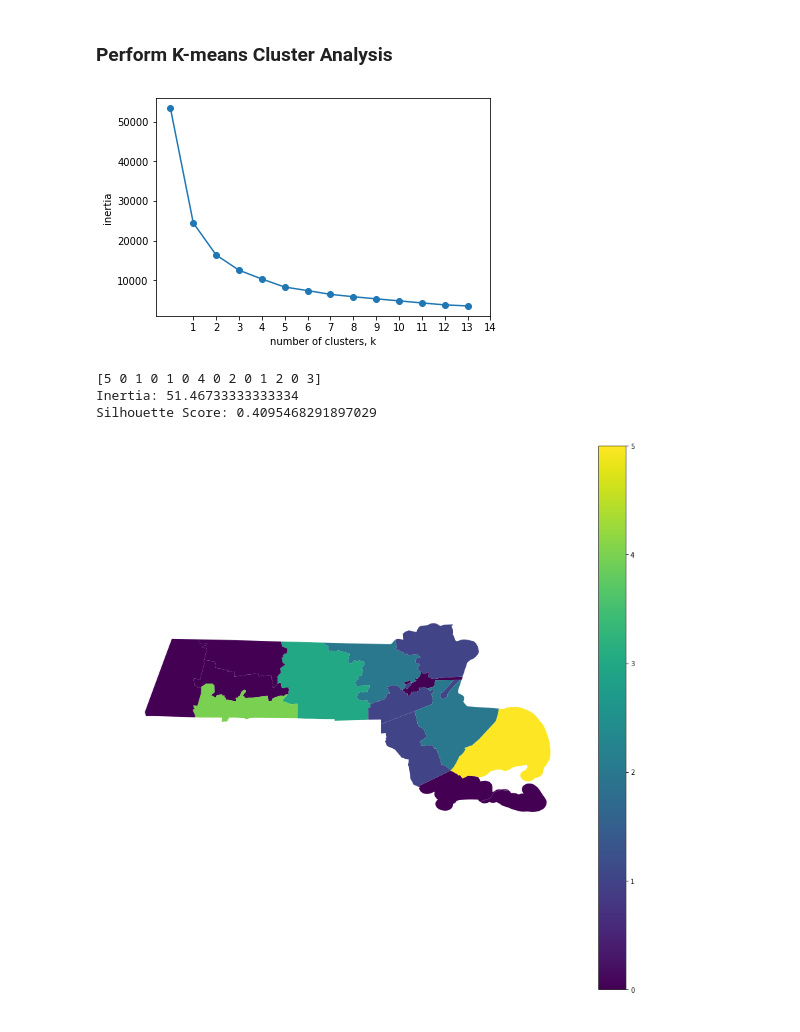
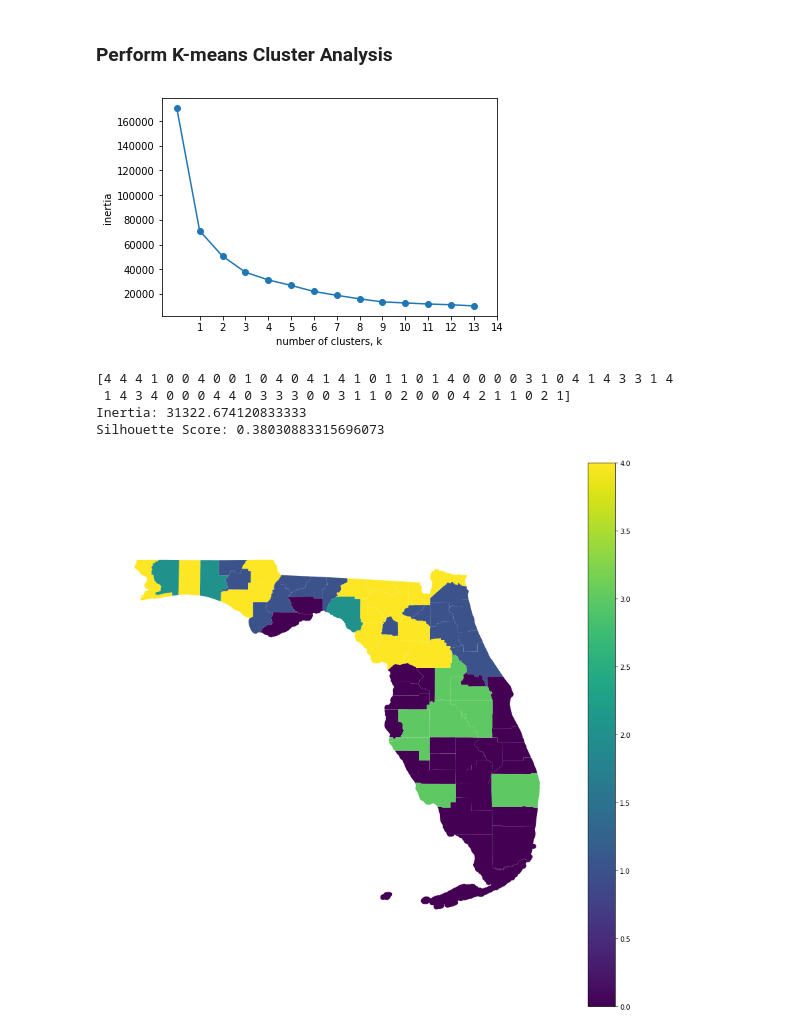
Before and after one commit to CRobGIS-RS/DataScience, a Jupyter notebook: Exploring Land Cover Atlas API - Unsupervised Learning (K-means) 20181025.ipynb, the cells around one changed output. Saved outputs shown, nothing was run; the diff lists cells and outputs as text; code cells hidden in the pictures.

```diff
--- a/Exploring Land Cover Atlas API - Unsupervised Learning (K-means) 20181025.ipynb
+++ b/Exploring Land Cover Atlas API - Unsupervised Learning (K-means) 20181025.ipynb
@@ -16,0 +66,2 @@ from matplotlib import pyplot as plt
+# %%
+counties_gdf = select_state(12, us_counties)
@@ -43,5 +98,5 @@ def create_dataframe(fips,early_year,late_year):
 
     return lca_df_index
 # %%
-MA_2001_2010 = create_dataframe(25,2001,2010)
+FL_2001_2010 = create_dataframe(12,2001,2010)
 # %%
@@ -98,2 +112,0 @@ def download_counties(fips,directory):
-# %%
-counties_gdf = download_counties(25,"C:\\Projects\\junk\\Florida")
@@ -165,9 +160,9 @@ def kmeans_cluster(dataframe, min_cluster, max_cluster):
     plt.xticks(clusters)
     plt.show()
 # %%
-fl_clusters = kmeans_cluster(NJ_2001_2006,1,15)
+fl_clusters = kmeans_cluster(FL_2001_2010,1,15)
 # %% [output]
-[figure, old version]
+[figure, new version]
 # %%
 def kmeans_optimal(dataframe,n_clusters):
     """
@@ -193,11 +188,12 @@ def kmeans_optimal(dataframe,n_clusters):
 
     return labels
 # %%
-optimal_cluster = kmeans_optimal(MA_2001_2010, 6)
+optimal_cluster = kmeans_optimal(FL_2001_2010, 5)
 # %% [output]
-[5 0 1 0 1 0 4 0 2 0 1 2 0 3]
-Inertia: 51.46733333333334
-Silhouette Score: 0.4095468291897029
+[4 4 4 1 0 0 4 0 0 1 0 4 0 4 1 4 1 0 1 1 0 1 4 0 0 0 0 3 1 0 4 1 4 3 3 1 4
+ 1 4 3 4 0 0 0 4 4 0 3 3 3 0 0 3 1 1 0 2 0 0 0 4 2 1 1 0 2 1]
+Inertia: 31322.674120833333
+Silhouette Score: 0.38030883315696073
 # %%
 def map_clusters(labels,dataframe):
     """
@@ -216,6 +212,6 @@ def map_clusters(labels,dataframe):
 
     return counties_cluster
 # %%
-cluster_map = map_clusters(optimal_cluster,MA_2001_2010)
+cluster_map = map_clusters(optimal_cluster,FL_2001_2010)
 # %% [output]
-[figure, old version]
+[figure, new version]
```
Also changed, not shown: parts of 14 cells of this notebook.
